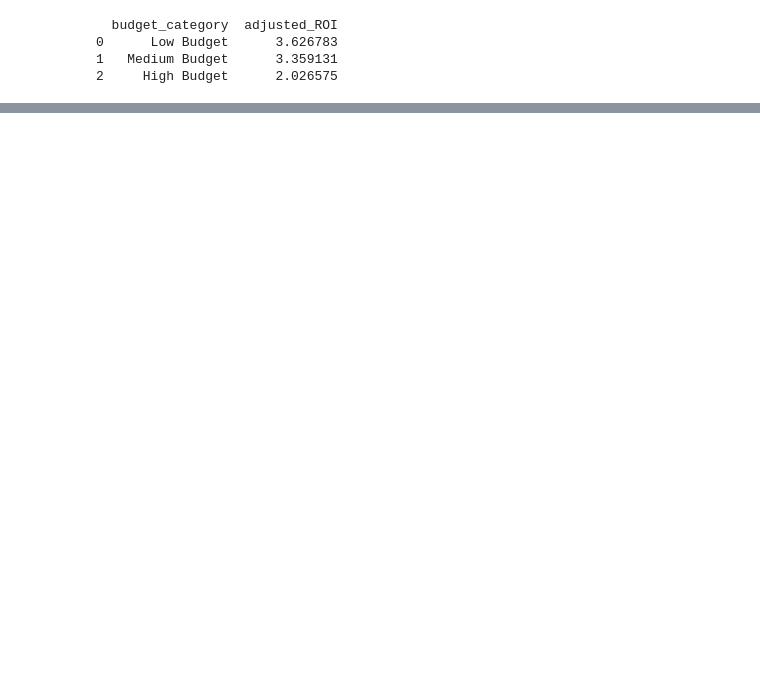
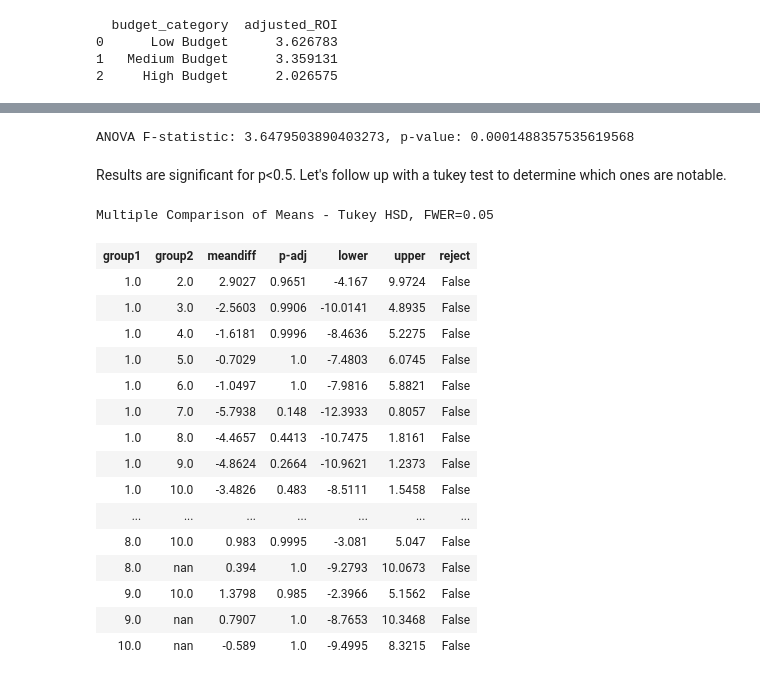
Before and after one commit to bocekout/A_Guide_to_Box_Office_Success, a Jupyter notebook: Ricky_nb.ipynb, the cells around one changed output, grey strips where cells are left out. Cells and saved outputs as stored; diff of their text form; code cells hidden in the pictures; blank space fills up the shorter version.

Commit message:
adding some analysis in Ricky_nb and putting table au folder in gitignore.

```diff
--- a/Ricky_nb.ipynb
+++ b/Ricky_nb.ipynb
@@ -659,0 +823,38 @@ director_full_stats = pd.merge(director_full_stats, movie_counts, on='director_n
+# %%
+# It looks like there are differences, lets try ANOVA
+# Need to get each set of ROIs by principle_count
+principal_count_roi = [df_clean_movies[df_clean_movies['principal_count'] == count]['adjusted_ROI'].dropna() for count in list(range(1,11))]
+
+# Run the ANOVA test
+pcr_anova_result = stats.f_oneway(*principal_count_roi)
+
+# Display the results
+print(f'ANOVA F-statistic: {pcr_anova_result.statistic}, p-value: {pcr_anova_result.pvalue}')
+# %% [output]
+ANOVA F-statistic: 3.6479503890403273, p-value: 0.0001488357535619568
+# %% [markdown]
+Results are significant for p<0.5. Let's follow up with a tukey test to determine which ones are notable.
+# %%
+from statsmodels.stats.multicomp import pairwise_tukeyhsd
+
+pcr_tk_hsd = pairwise_tukeyhsd(df_clean_movies['adjusted_ROI'], df_clean_movies['principal_count'], alpha=.05)
+
+pcr_tk_hsd.summary()
+# %% [output]
+Multiple Comparison of Means - Tukey HSD, FWER=0.05
+| group1 | group2 | meandiff | p-adj | lower | upper | reject |
+| 1.0 | 2.0 | 2.9027 | 0.9651 | -4.167 | 9.9724 | False |
+| 1.0 | 3.0 | -2.5603 | 0.9906 | -10.0141 | 4.8935 | False |
+| 1.0 | 4.0 | -1.6181 | 0.9996 | -8.4636 | 5.2275 | False |
+| 1.0 | 5.0 | -0.7029 | 1.0 | -7.4803 | 6.0745 | False |
+| 1.0 | 6.0 | -1.0497 | 1.0 | -7.9816 | 5.8821 | False |
+| 1.0 | 7.0 | -5.7938 | 0.148 | -12.3933 | 0.8057 | False |
+| 1.0 | 8.0 | -4.4657 | 0.4413 | -10.7475 | 1.8161 | False |
+| 1.0 | 9.0 | -4.8624 | 0.2664 | -10.9621 | 1.2373 | False |
+| 1.0 | 10.0 | -3.4826 | 0.483 | -8.5111 | 1.5458 | False |
+| ... | ... | ... | ... | ... | ... | ... |
+| 8.0 | 10.0 | 0.983 | 0.9995 | -3.081 | 5.047 | False |
+| 8.0 | nan | 0.394 | 1.0 | -9.2793 | 10.0673 | False |
+| 9.0 | 10.0 | 1.3798 | 0.985 | -2.3966 | 5.1562 | False |
+| 9.0 | nan | 0.7907 | 1.0 | -8.7653 | 10.3468 | False |
+| 10.0 | nan | -0.589 | 1.0 | -9.4995 | 8.3215 | False |
```
Also changed, not shown: parts of 14 cells of this notebook, 1 other file.
